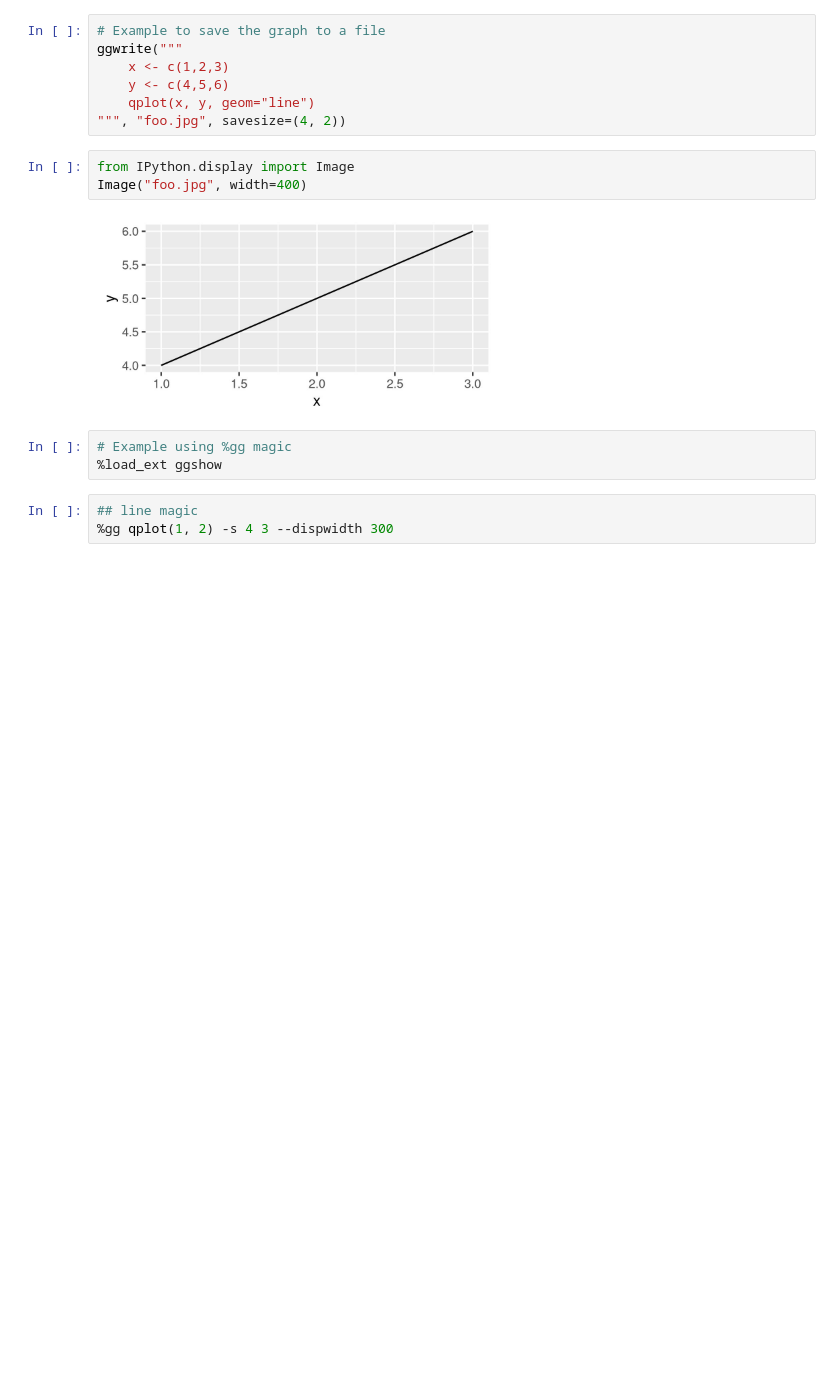
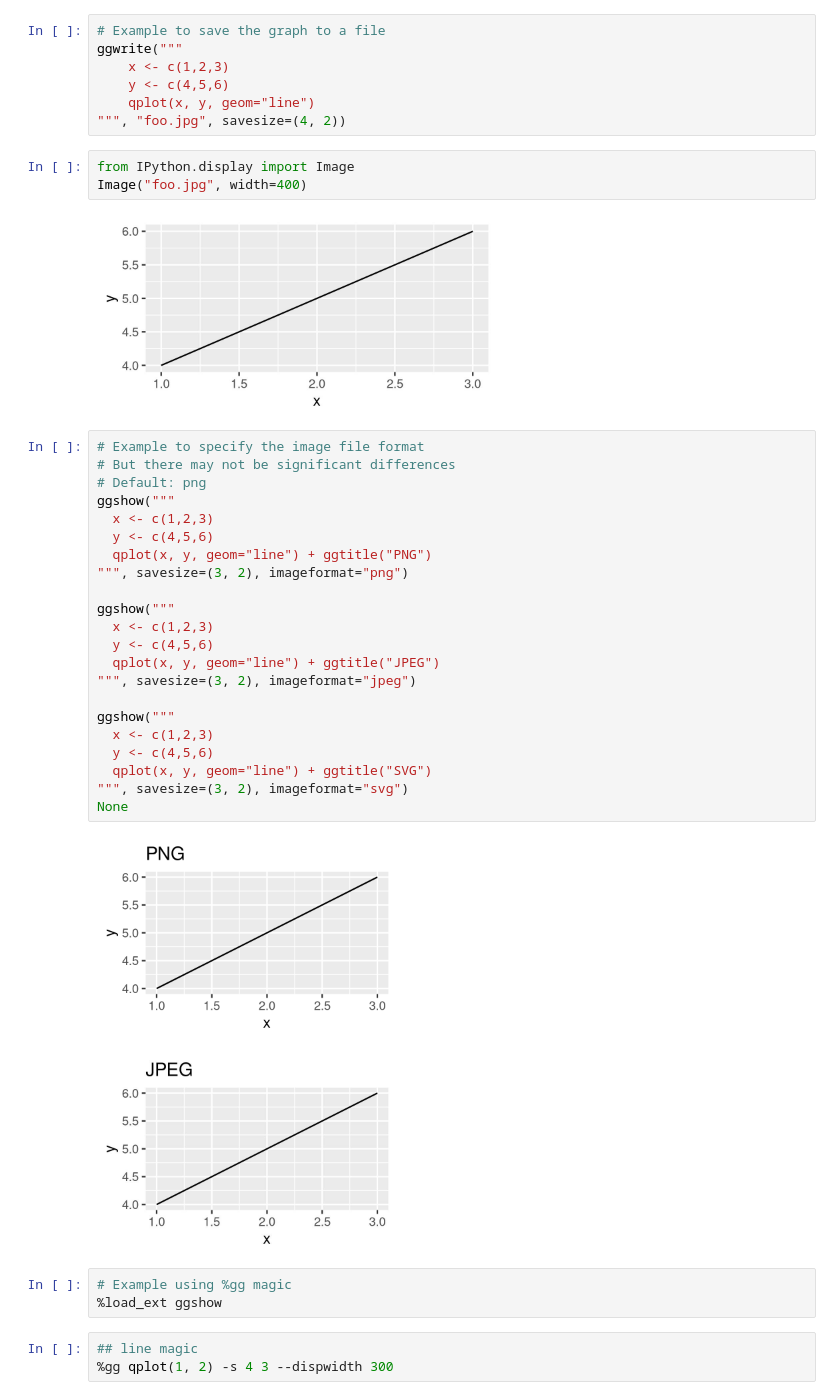
Before and after one commit to kota7/ggshow, a Jupyter notebook: examples.ipynb, the cells around one changed output. Drawn from its saved outputs; the diff is of its cells as text; blank space fills up the shorter version.

Commit message:
ggshow, allow specify image format and add display option

```diff
--- a/examples.ipynb
+++ b/examples.ipynb
@@ -57,6 +59,31 @@ from IPython.display import Image
 Image("foo.jpg", width=400)
 # %% [output]
 [figure]
+# %%
+# Example to specify the image file format
+# But there may not be significant differences
+# Default: png
+ggshow("""
+  x <- c(1,2,3)
+  y <- c(4,5,6)
+  qplot(x, y, geom="line") + ggtitle("PNG")
+""", savesize=(3, 2), imageformat="png")
+
+ggshow("""
+  x <- c(1,2,3)
+  y <- c(4,5,6)
+  qplot(x, y, geom="line") + ggtitle("JPEG")
+""", savesize=(3, 2), imageformat="jpeg")
+
+ggshow("""
+  x <- c(1,2,3)
+  y <- c(4,5,6)
+  qplot(x, y, geom="line") + ggtitle("SVG")
+""", savesize=(3, 2), imageformat="svg")
+None
+# %% [output]
+[figure, added]
+[figure, added]
 # %%
 # Example using %gg magic
 %load_ext ggshow
```
Also changed, not shown: parts of 4 cells of this notebook, 9 other files.
